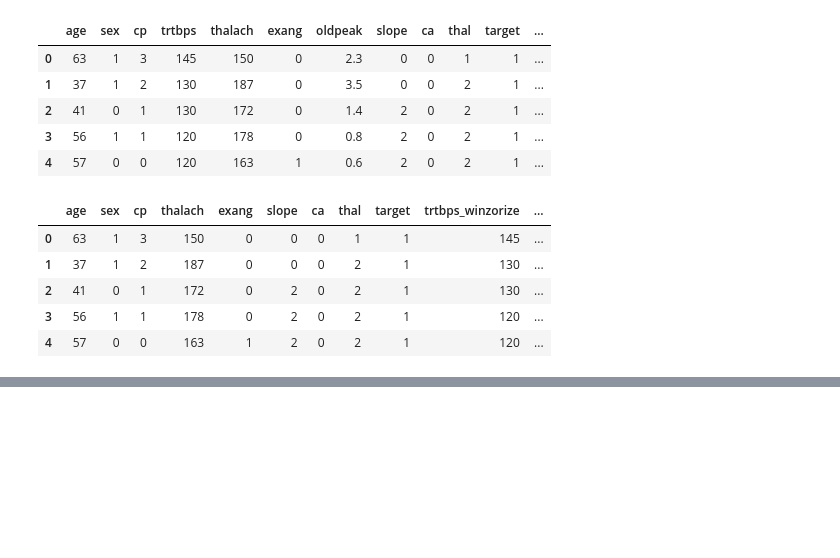
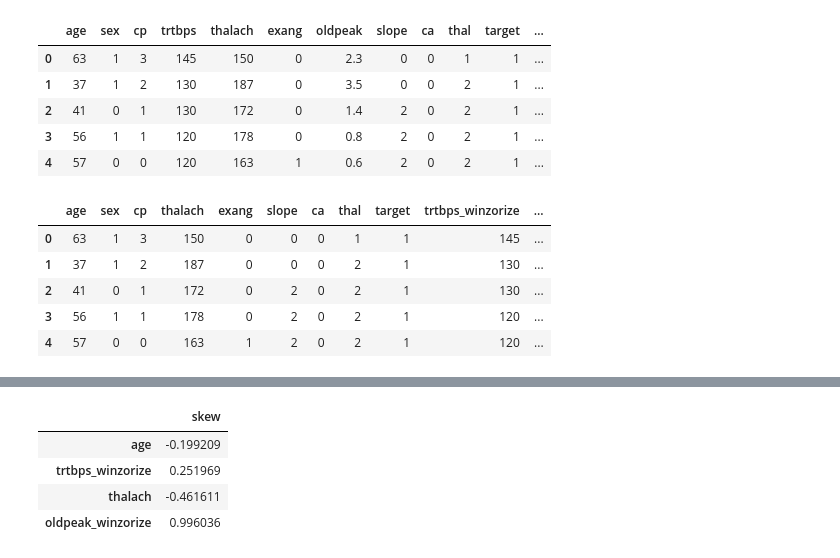
Before and after one commit to quangminh206lnh-collab/Practice_heart_prediction_attack-, a Jupyter notebook: heart_attack_prediction.ipynb, the cells around one changed output, grey strips where cells are left out. Cells and saved outputs as stored; diff of their text form; code cells hidden in the pictures; blank space fills up the shorter version.

```diff
--- a/heart_attack_prediction.ipynb
+++ b/heart_attack_prediction.ipynb
@@ -928,0 +957,8 @@ df.head()
+# %%
+df[["age", "trtbps_winzorize", "thalach", "oldpeak_winzorize"]].agg(["skew"]).transpose()
+# %% [output]
+|  | skew |
+| age | -0.199209 |
+| trtbps_winzorize | 0.251969 |
+| thalach | -0.461611 |
+| oldpeak_winzorize | 0.996036 |
```
Also changed, not shown: parts of 3 cells of this notebook.
